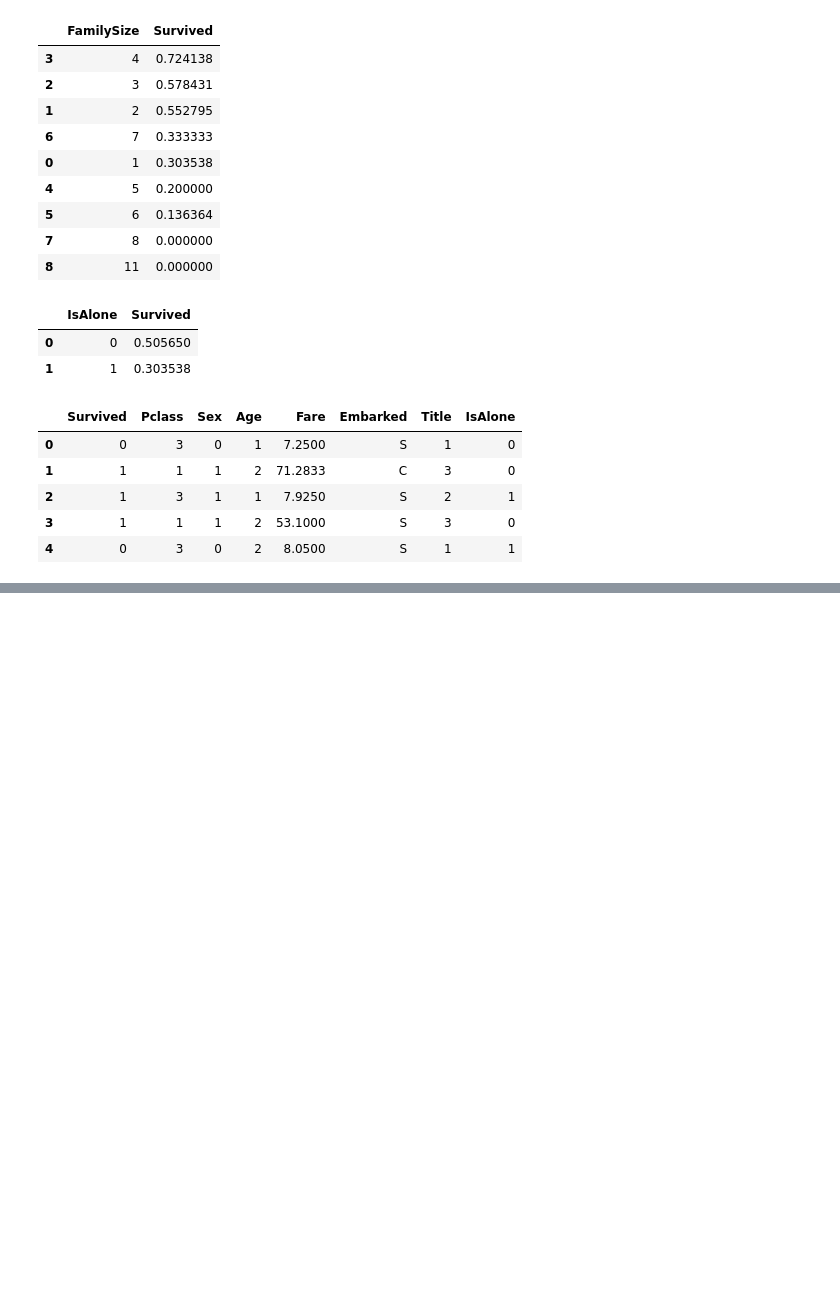
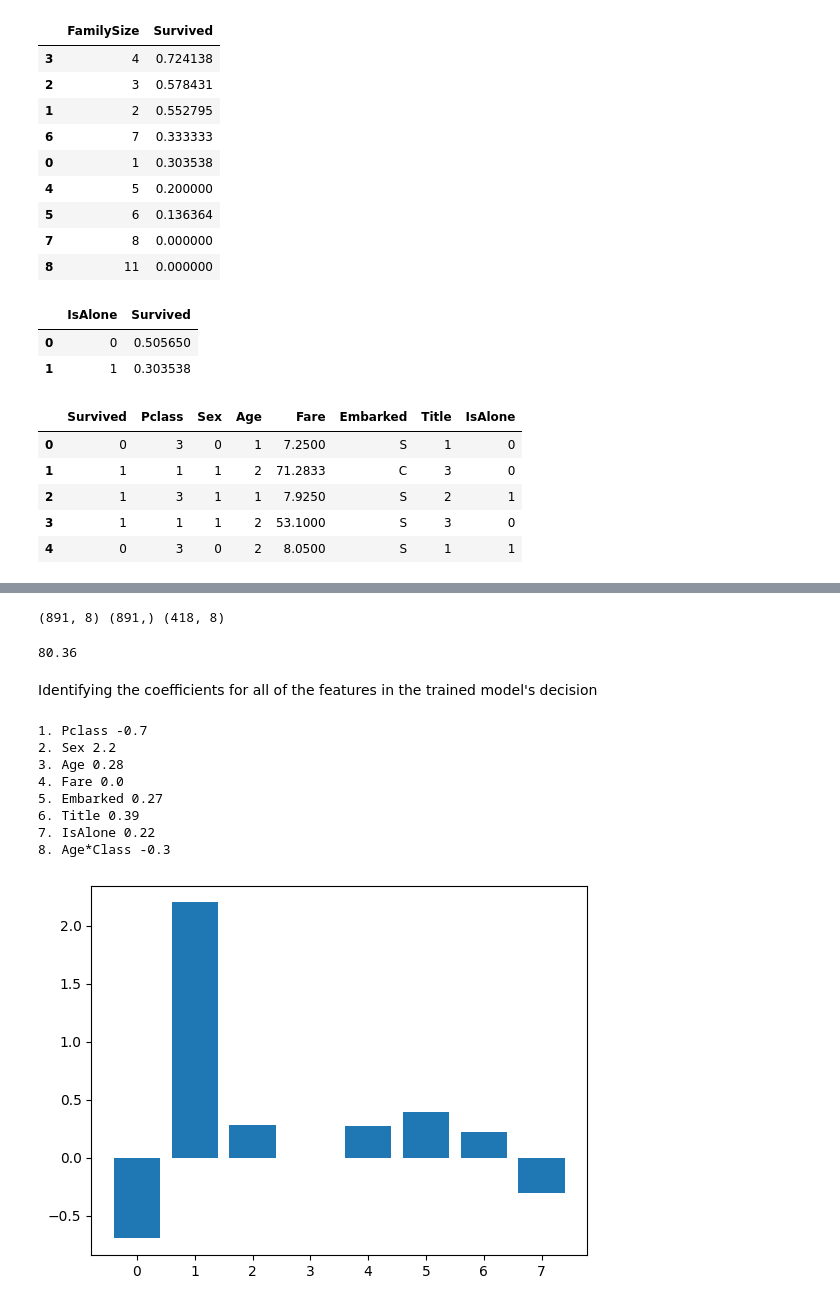
Before and after one commit to amanjaiswalofficial/machine-learning-engineer-roadmap, a Jupyter notebook: kaggle-notebooks/01-titanic-dataset-prediction.ipynb, the cells around one changed output, grey strips where cells are left out. Drawn from its saved outputs; the diff is of its cells as text; code cells hidden in the pictures; blank space fills up the shorter version.

```diff
--- a/kaggle-notebooks/01-titanic-dataset-prediction.ipynb
+++ b/kaggle-notebooks/01-titanic-dataset-prediction.ipynb
@@ -501,0 +558,5 @@ train_df.head()
+# %%
+# now we can create bands, just like we did for age
+train_df['FareBand'] = pd.qcut(train_df['Fare'], 4)
+# now we can see possible bands, to use in the next step to create the bands
+train_df[['FareBand', 'Survived']].groupby(['FareBand'], as_index=False).mean().sort_values(by='FareBand', ascending=True)
@@ -501,0 +569,11 @@ train_df.head()
+# %%
+# using the above results as bands in both train_df and test_df
+for dataset in combine:
+    dataset.loc[ dataset['Fare'] <= 7.91, 'Fare'] = 0
+    dataset.loc[(dataset['Fare'] > 7.91) & (dataset['Fare'] <= 14.454), 'Fare'] = 1
+    dataset.loc[(dataset['Fare'] > 14.454) & (dataset['Fare'] <= 31), 'Fare']   = 2
+    dataset.loc[ dataset['Fare'] > 31, 'Fare'] = 3
+    dataset['Fare'] = dataset['Fare'].astype(int)
+
+train_df.drop(['FareBand'], inplace=True, axis=1)
+train_df.head()
@@ -501,0 +617,7 @@ train_df.head()
+# %%
+X_train = train_df.drop(["Survived"], axis=1)
+Y_train = train_df["Survived"]
+X_test = test_df.drop(["PassengerId"], axis=1).copy()
+print(X_train.shape, Y_train.shape, X_test.shape)
+# %% [output]
+(891, 8) (891,) (418, 8)
@@ -501,0 +627,28 @@ train_df.head()
+# %%
+log_reg = LogisticRegression()
+log_reg.fit(X_train, Y_train)
+Y_pred = log_reg.predict(X_test)
+accuracy_train_log = round(log_reg.score(X_train, Y_train)*100, 2)
+accuracy_train_log
+# %% [output]
+80.36
+# %% [markdown]
+Identifying the coefficients for all of the features in the trained model's decision
+# %%
+importance = log_reg.coef_[0]
+for feature, (index, coefficient) in zip(train_df.columns.to_list()[1:], enumerate(importance)):
+    print(f"{index+1}. {feature} {round(coefficient,2)}")
+
+
+plt.bar([x for x in range(len(importance))], importance)
+plt.show()
+# %% [output]
+1. Pclass -0.7
+2. Sex 2.2
+3. Age 0.28
+4. Fare 0.0
+5. Embarked 0.27
+6. Title 0.39
+7. IsAlone 0.22
+8. Age*Class -0.3
+[figure, added]
```
Also changed, not shown: parts of 18 cells of this notebook.
